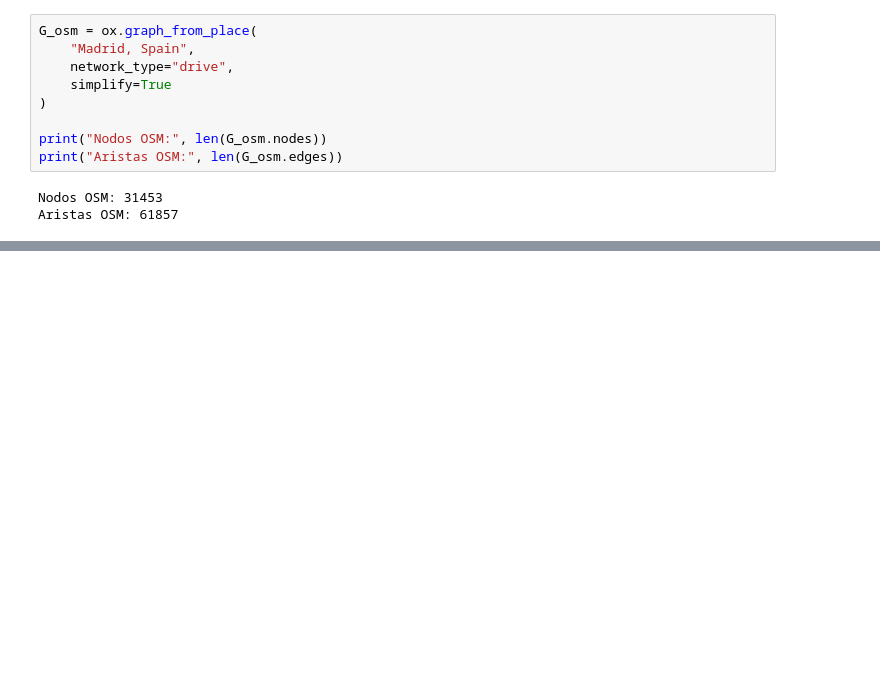
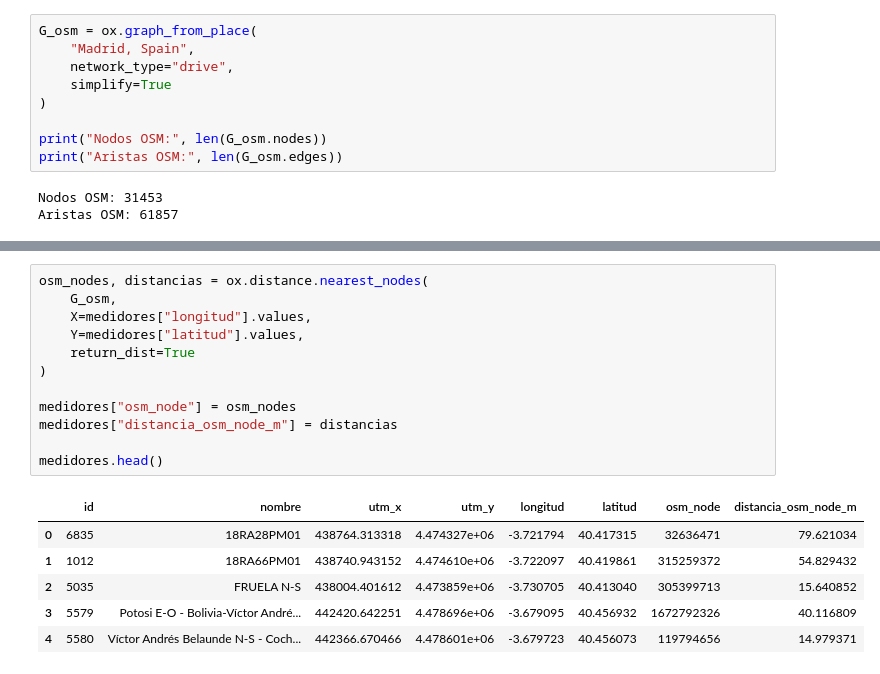
Before and after one commit to claudiaalozano/Movilidad_inteligente_madrid, a Jupyter notebook: grafo/grafo_puntos_medidore.ipynb, the cells around one changed output, grey strips where cells are left out. Drawn from its saved outputs; the diff is of its cells as text; blank space fills up the shorter version.

```diff
--- a/grafo/grafo_puntos_medidore.ipynb
+++ b/grafo/grafo_puntos_medidore.ipynb
@@ -136,0 +161,19 @@ Aristas OSM: 61857
+# %%
+osm_nodes, distancias = ox.distance.nearest_nodes(
+    G_osm,
+    X=medidores["longitud"].values,
+    Y=medidores["latitud"].values,
+    return_dist=True
+)
+
+medidores["osm_node"] = osm_nodes
+medidores["distancia_osm_node_m"] = distancias
+
+medidores.head()
+# %% [output]
+|  | id | nombre | utm_x | utm_y | longitud | latitud | osm_node | distancia_osm_node_m |
+| 0 | 6835 | 18RA28PM01 | 438764.313318 | 4.474327e+06 | -3.721794 | 40.417315 | 32636471 | 79.621034 |
+| 1 | 1012 | 18RA66PM01 | 438740.943152 | 4.474610e+06 | -3.722097 | 40.419861 | 315259372 | 54.829432 |
+| 2 | 5035 | FRUELA N-S | 438004.401612 | 4.473859e+06 | -3.730705 | 40.413040 | 305399713 | 15.640852 |
+| 3 | 5579 | Potosi E-O - Bolivia-Víctor André... | 442420.642251 | 4.478696e+06 | -3.679095 | 40.456932 | 1672792326 | 40.116809 |
+| 4 | 5580 | Víctor Andrés Belaunde N-S - Coch... | 442366.670466 | 4.478601e+06 | -3.679723 | 40.456073 | 119794656 | 14.979371 |
```
Also changed, not shown: parts of 11 cells of this notebook.
